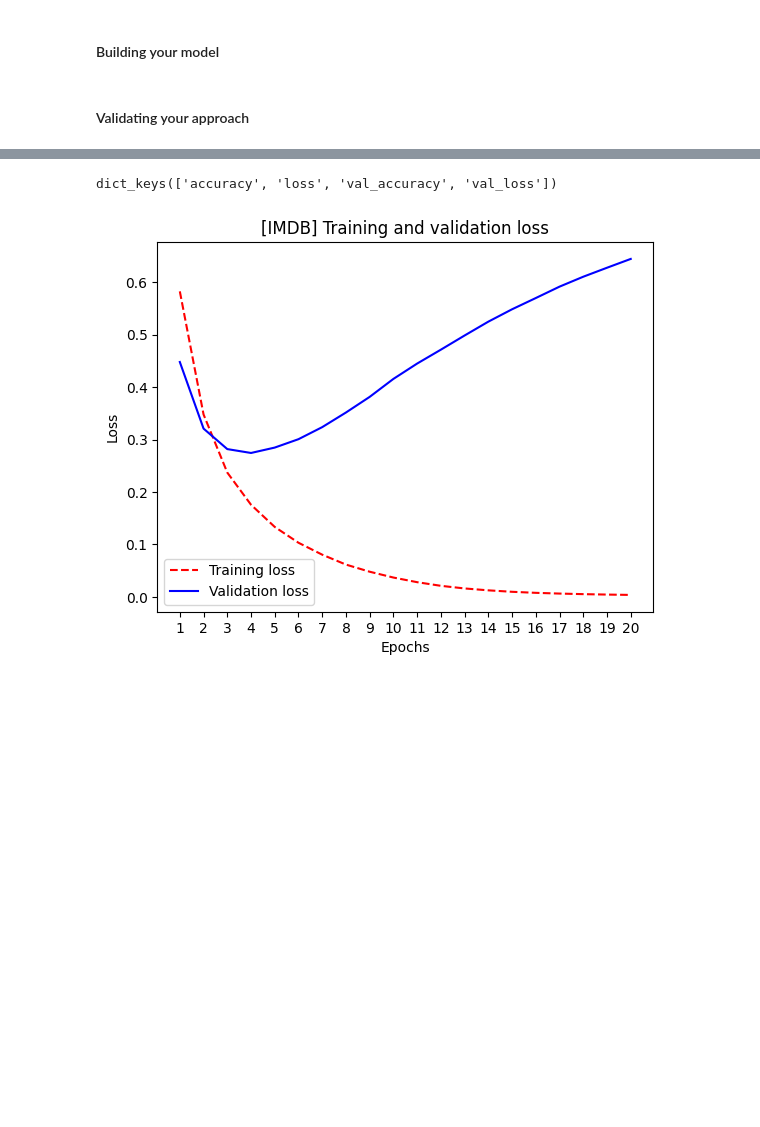
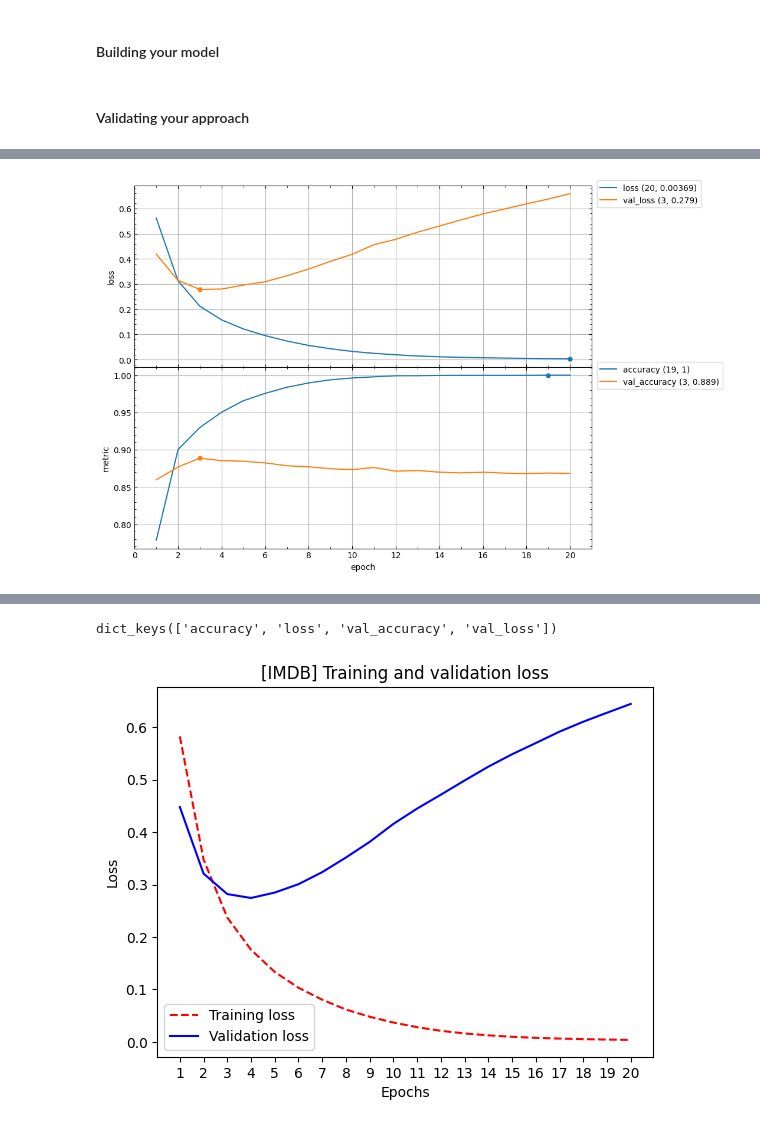
Before and after one commit to MinyaevAndrey/fchollet-deep-learning-with-python-notebooks, a Jupyter notebook: chapter04_classification-and-regression.ipynb, the cells around one changed output, grey strips where cells are left out. Cells and saved outputs as stored; diff of their text form; code cells hidden in the pictures; blank space fills up the shorter version.

```diff
--- a/chapter04_classification-and-regression.ipynb
+++ b/chapter04_classification-and-regression.ipynb
@@ -116,8 +125,13 @@ partial_y_train = y_train[10000:]
 # %%
+# Шаг 3: Ваш код обучения с AimCallback
+from aim.tensorflow import AimCallback
+
 history = model.fit(
     partial_x_train,
     partial_y_train,
     epochs=20,
     batch_size=512,
     validation_data=(x_val, y_val),
+    callbacks=[AimCallback(repo='aim_logs')],
+    verbose=0
 )
@@ -141,0 +146,5 @@ Epoch 20/20
+# %%
+from lcurvetools import lcurves_by_history
+lcurves_by_history(history.history, figsize=(10, 8));
+# %% [output]
+[figure, added]
```
Also changed, not shown: parts of 8 cells of this notebook.
